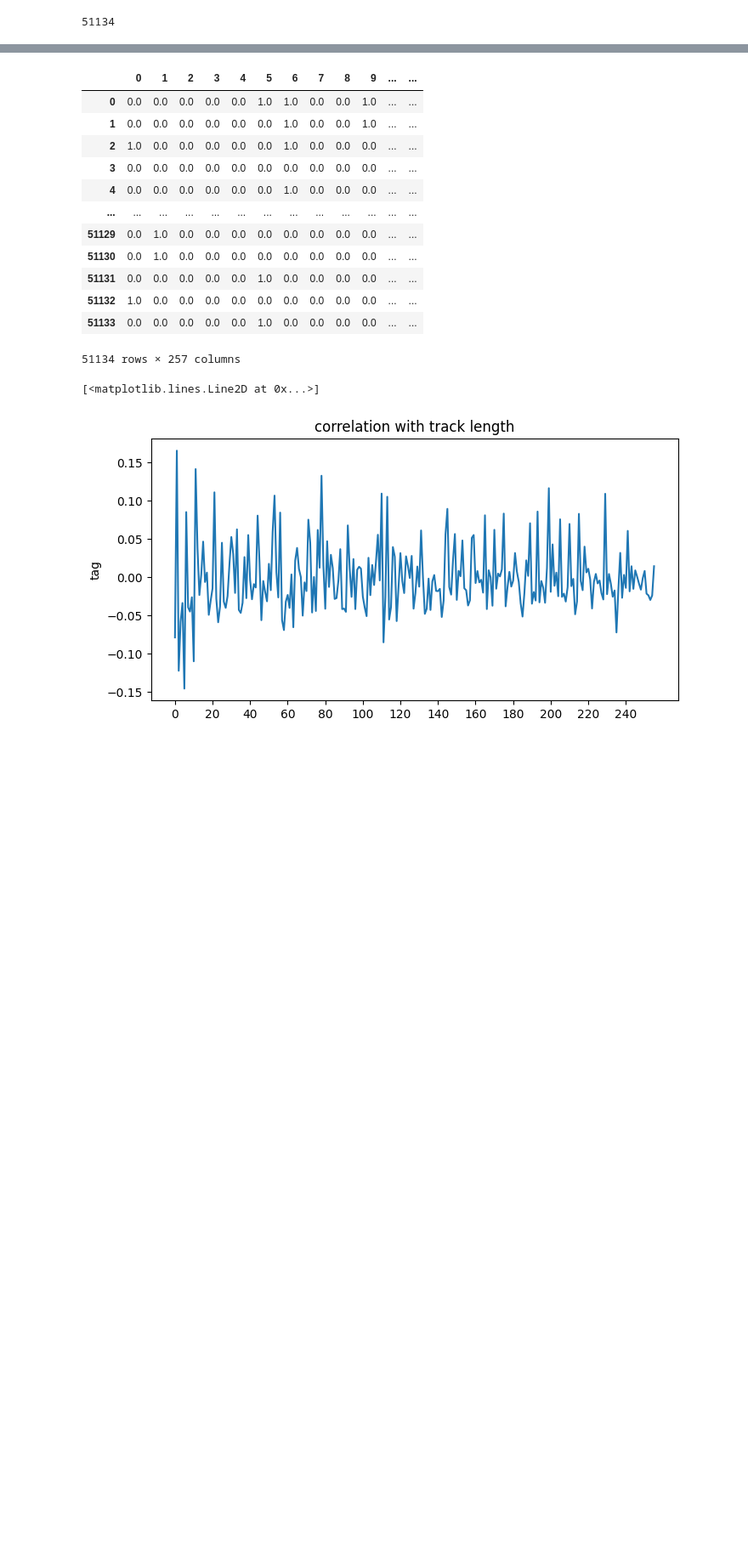
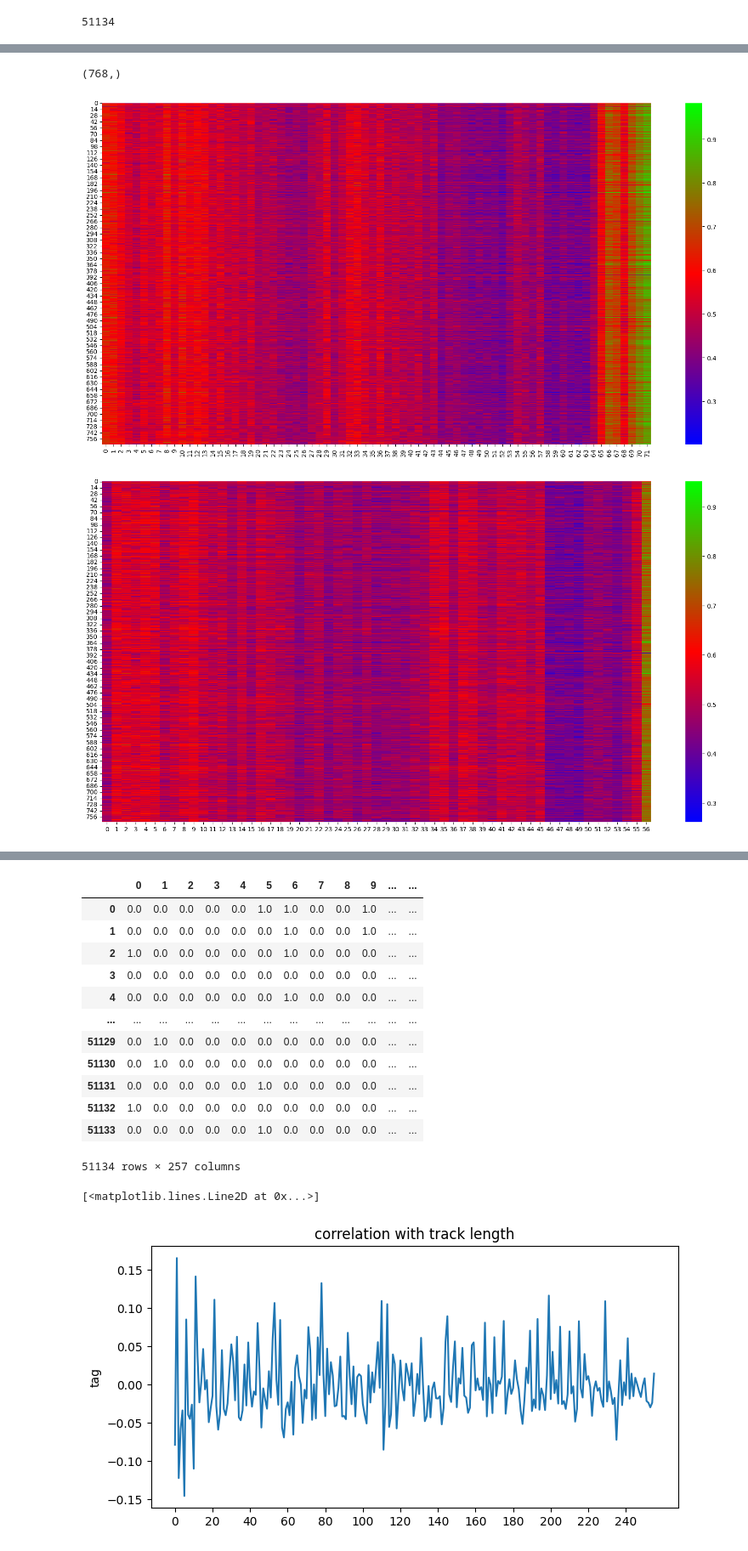
Before and after one commit to ChemrovKirill/YandexCup2023_ML_RecSys, a Jupyter notebook: data_analysis.ipynb, the cells around one changed output, grey strips where cells are left out. Shown at 85% size. Drawn from its saved outputs; the diff is of its cells as text; code cells hidden in the pictures; blank space fills up the shorter version.

```diff
--- a/data_analysis.ipynb
+++ b/data_analysis.ipynb
@@ -25,0 +68,19 @@ print(len(track_idx2embeds))
+# %%
+emb_train_mean = 0
+for track_idx in tqdm(df_data['track']):
+    emb_train_mean += track_idx2embeds[track_idx].mean(axis=0)
+emb_train_mean /= len(df_data['track'])
+emb_train_mean.shape
+# %% [output]
+(768,)
+# %%
+from matplotlib.colors import LogNorm
+for track_id in list(track_idx2embeds.keys())[0:5]:
+    plt.figure(figsize=(20,10))
+    to_plot = track_idx2embeds[track_id].copy() - emb_train_mean
+    # to_plot[abs(to_plot)>1] = 1
+    to_plot = 1 / (1 + np.exp(-to_plot))
+    sb.heatmap(to_plot.T, cmap="brg")  #, norm=LogNorm()
+# %% [output]
+[figure, added]
+[figure, added]
```
Also changed, not shown: parts of 10 cells of this notebook, 19 other files.
